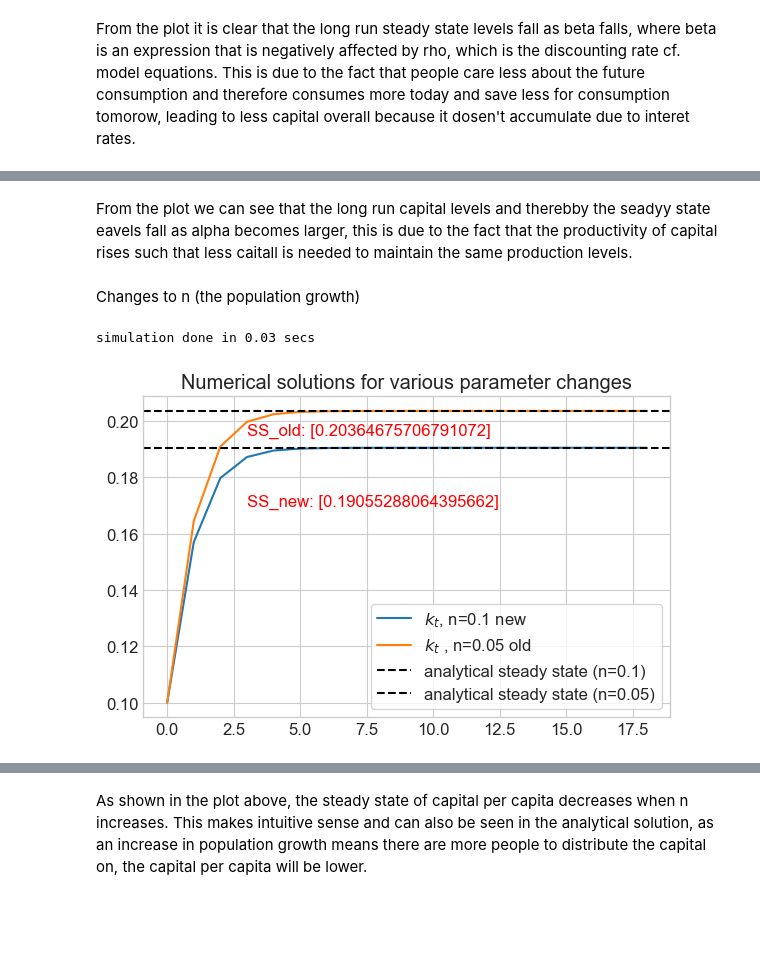
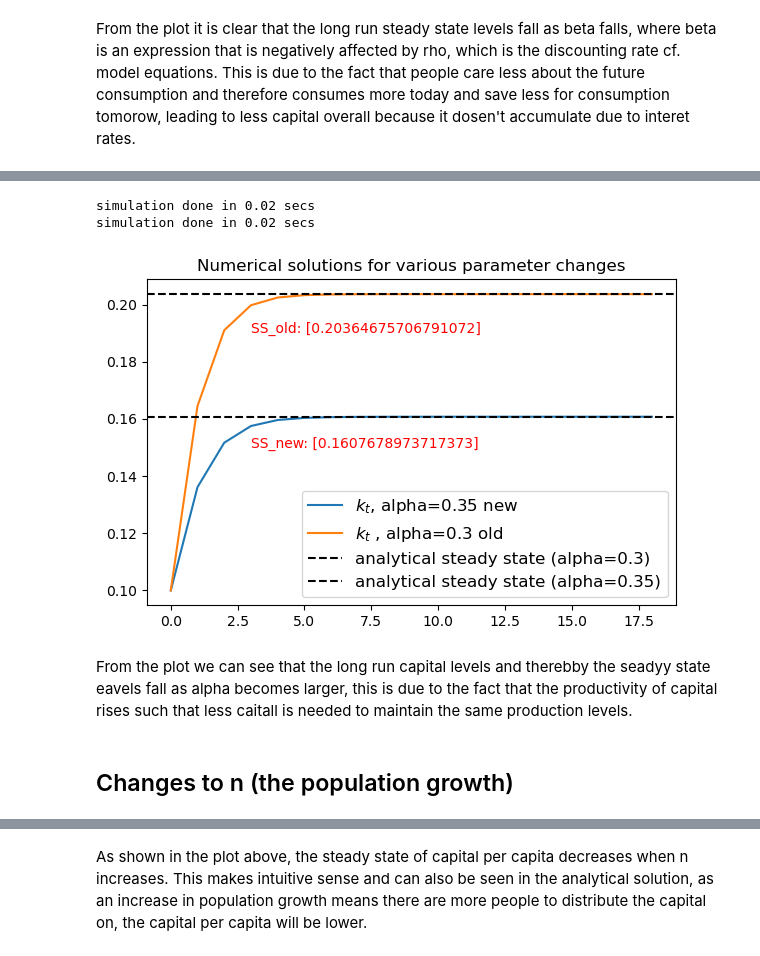
Before and after one commit to NumEconCopenhagen/projects-2023-kernen-af-kulten, a Jupyter notebook: modelproject/modelproject.ipynb, the cells around one changed output, grey strips where cells are left out. Drawn from its saved outputs; the diff is of its cells as text; code cells hidden in the pictures; blank space fills up the shorter version.

```diff
--- a/modelproject/modelproject.ipynb
+++ b/modelproject/modelproject.ipynb
@@ -242,30 +105,10 @@ simulation done in 0.03 secs
+# %%
+ml.model_alpha035()
+# %% [output]
+simulation done in 0.02 secs
+simulation done in 0.02 secs
+[figure, added]
 # %% [markdown]
 From the plot we can see that the long run capital levels and therebby the seadyy state eavels fall as alpha becomes larger, this is due to the fact that the productivity of capital rises such that less caitall is needed to maintain the same production levels.
 # %% [markdown]
-Changes to n (the population growth)
+## Changes to n (the population growth)
-# %%
-#New parameters
-par.n = 0.10
-#Reset alpha-value
-par.alpha = 0.3
-#New steady state
-k_ss_new1 = f_kss(0.30, 0.10, 0.97)
-#Simulate the model and log k
-model.simulate()
-k_new1 = model.sim.k
-
-#Visualization
-fig = plt.figure(figsize=(6,6/1.5))
-ax = fig.add_subplot(1,1,1)
-ax.plot(k_new1,label=r'$k_{t}$, n=0.1 new')
-ax.plot(k_old,label=r'$k_{t}$ , n=0.05 old')
-ax.axhline(k_ss,ls='--',color='black',label='analytical steady state (n=0.1)')
-ax.axhline(k_ss_new1,ls='--',color='black',label='analytical steady state (n=0.05)')
-ax.legend(frameon=True,fontsize=12)
-ax.set_title("Numerical solutions for various parameter changes")
-ax.annotate(f'SS_old: {k_ss}', xy=(3, 0.195), xycoords='data', color='red')
-ax.annotate(f'SS_new: {k_ss_new1}', xy=(3, 0.17), xycoords='data', color='red')
-fig.tight_layout()
-# %% [output]
-simulation done in 0.03 secs
-[figure, removed]
```
Also changed, not shown: parts of 14 cells of this notebook, 1 other file.
